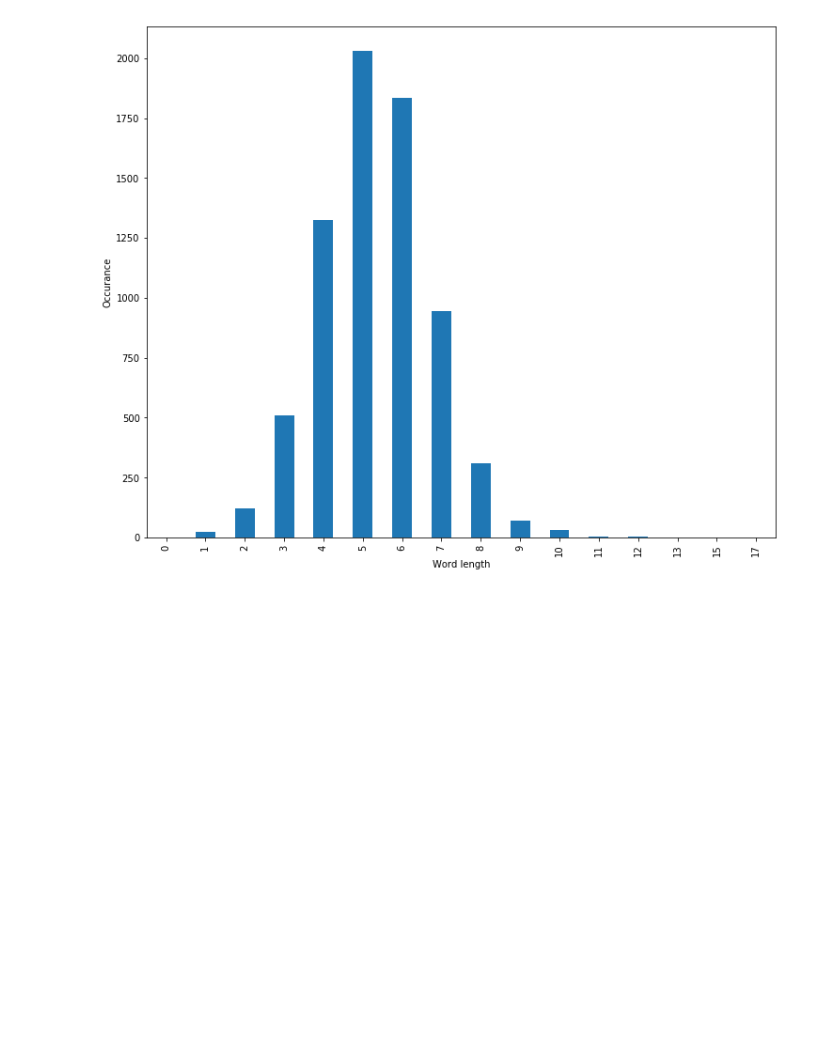
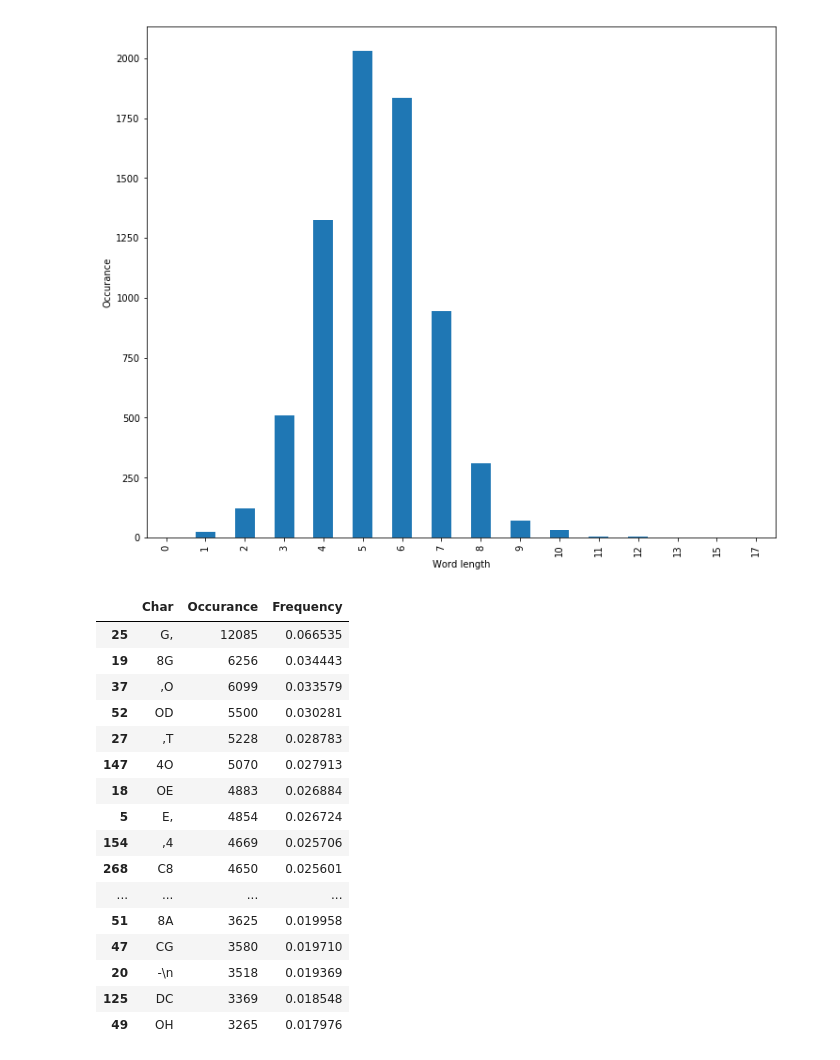
Before and after one commit to smietana/Voynich-generator, a Jupyter notebook: voynich_stat.ipynb, the cells around one changed output. Drawn from its saved outputs; the diff is of its cells as text; code cells hidden in the pictures; blank space fills up the shorter version.

```diff
--- a/voynich_stat.ipynb
+++ b/voynich_stat.ipynb
@@ -113,0 +107,31 @@ plt.ylabel('Occurance')
+# %%
+even_two = re.findall(r'.{1,2}',vm_text,re.DOTALL)
+odd_two = re.findall(r'.{1,2}',vm_text[1:],re.DOTALL)
+two_word = even_two + odd_two
+# %%
+two_word_counter = Counter(two_word)
+
+two_word_df = pd.DataFrame.from_dict(two_word_counter,  orient = 'index').reset_index()
+two_word_df.columns = ["Char", "Occurance"]
+
+two_word_df['Frequency'] = two_word_df['Occurance'] / len(two_word)
+# %%
+two_word_df.sort_values('Frequency', ascending=False)[:20]
+# %% [output]
+|  | Char | Occurance | Frequency |
+| 25 | G, | 12085 | 0.066535 |
+| 19 | 8G | 6256 | 0.034443 |
+| 37 | ,O | 6099 | 0.033579 |
+| 52 | OD | 5500 | 0.030281 |
+| 27 | ,T | 5228 | 0.028783 |
+| 147 | 4O | 5070 | 0.027913 |
+| 18 | OE | 4883 | 0.026884 |
+| 5 | E, | 4854 | 0.026724 |
+| 154 | ,4 | 4669 | 0.025706 |
+| 268 | C8 | 4650 | 0.025601 |
+| ... | ... | ... | ... |
+| 51 | 8A | 3625 | 0.019958 |
+| 47 | CG | 3580 | 0.019710 |
+| 20 | -\n | 3518 | 0.019369 |
+| 125 | DC | 3369 | 0.018548 |
+| 49 | OH | 3265 | 0.017976 |
```
Also changed, not shown: parts of 9 cells of this notebook.
